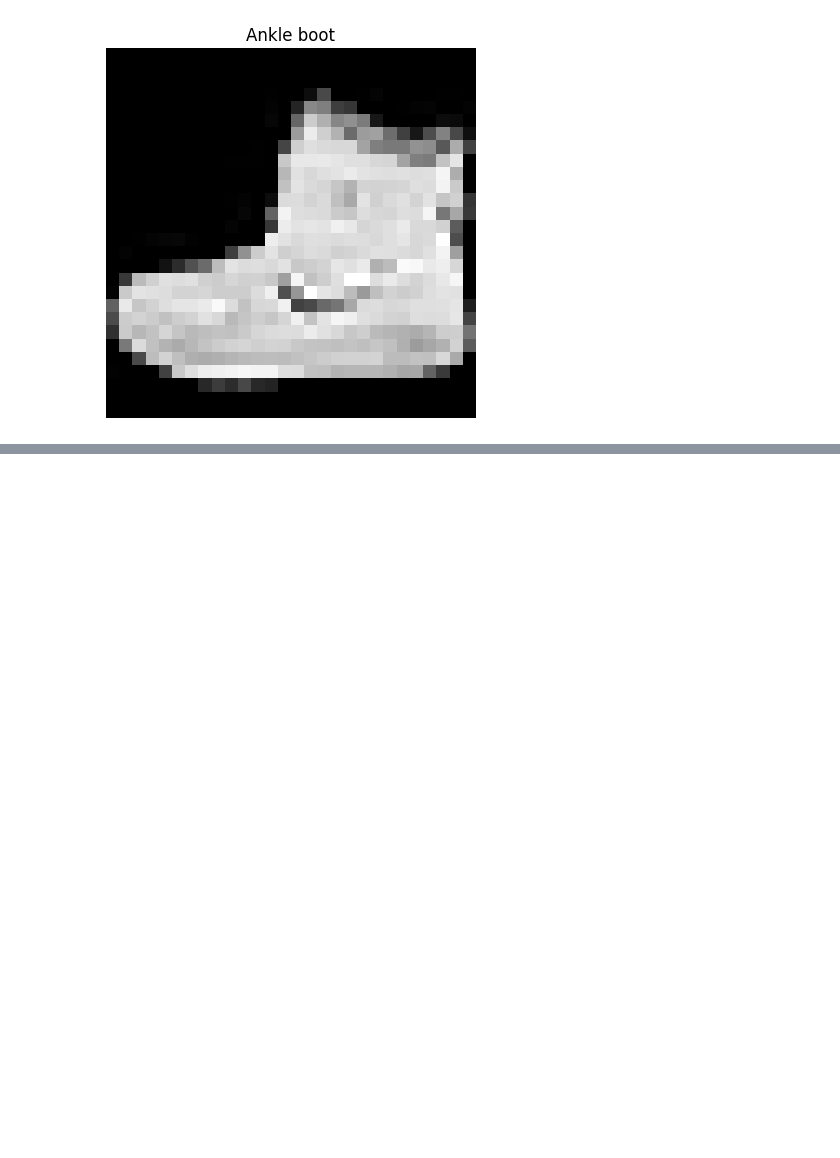
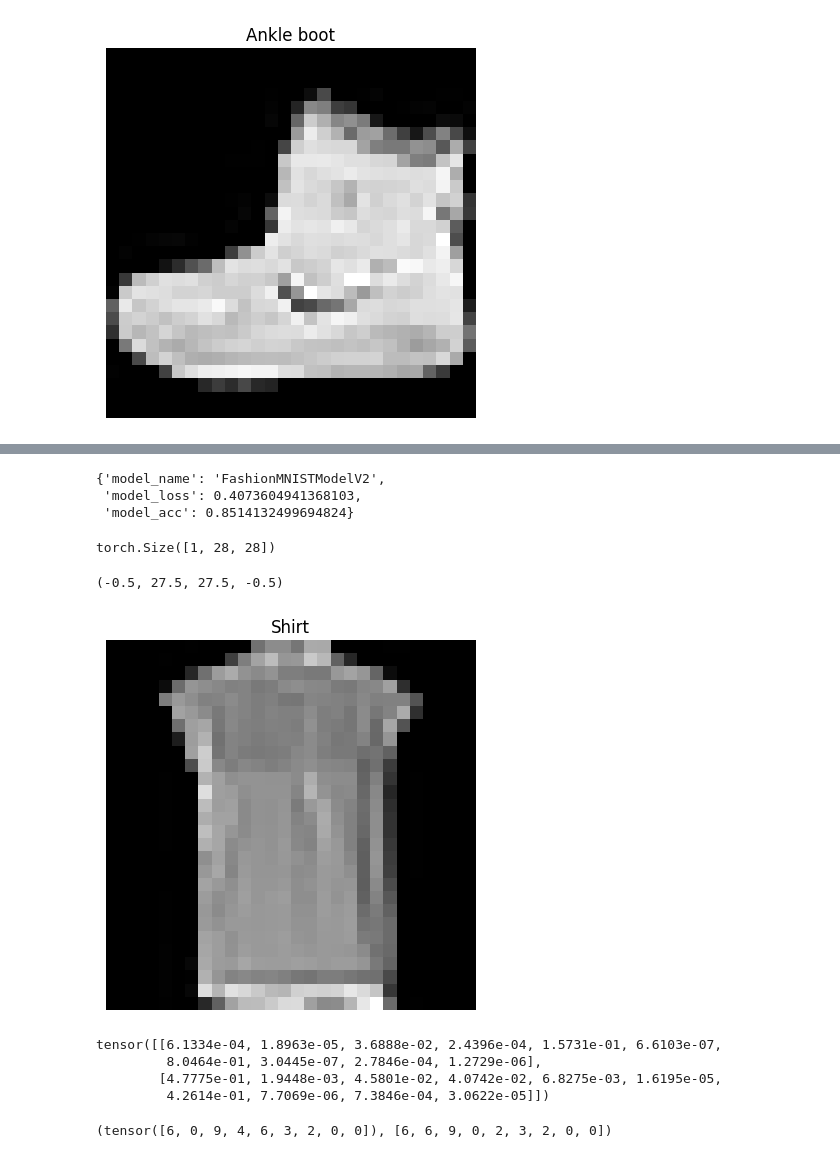
Before and after one commit to PedroHMG/Learn_pytorch, a Jupyter notebook: Pytorch_CNN.ipynb, the cells around one changed output, grey strips where cells are left out. Saved outputs shown, nothing was run; the diff lists cells and outputs as text; code cells hidden in the pictures; blank space fills up the shorter version.

```diff
--- a/Pytorch_CNN.ipynb
+++ b/Pytorch_CNN.ipynb
@@ -119,0 +258,10 @@ tensor([[ 0.3821, -0.1988, -0.1434, -0.3421, -0.1250, -0.0385,  0.2107, -0.6024,
+# %%
+model_2_results = eval_model(model=model_2,
+                            data_loader=test_dataloader,
+                            loss_fn=loss_fn,
+                            acc_fn=acc_fn)
+model_2_results
+# %% [output]
+{'model_name': 'FashionMNISTModelV2',
+ 'model_loss': 0.4073604941368103,
+ 'model_acc': 0.8514132499694824}
@@ -119,0 +287,34 @@ tensor([[ 0.3821, -0.1988, -0.1434, -0.3421, -0.1250, -0.0385,  0.2107, -0.6024,
+# %%
+import random
+
+test_samples = []
+test_labels = []
+for sample, label in random.sample(list(test_data), k=9):
+    test_samples.append(sample)
+    test_labels.append(label)
+
+test_samples[0].shape
+# %% [output]
+torch.Size([1, 28, 28])
+# %%
+plt.imshow(test_samples[1].squeeze(), cmap="gray")
+plt.title(class_names[test_labels[1]])
+plt.axis(False)
+# %% [output]
+(-0.5, 27.5, 27.5, -0.5)
+[figure, added]
+# %%
+pred_probs = make_predictions(model_2,
+                              data=test_samples,
+                              device=device)
+pred_probs[:2]
+# %% [output]
+tensor([[6.1334e-04, 1.8963e-05, 3.6888e-02, 2.4396e-04, 1.5731e-01, 6.6103e-07,
+         8.0464e-01, 3.0445e-07, 2.7846e-04, 1.2729e-06],
+        [4.7775e-01, 1.9448e-03, 4.5801e-02, 4.0742e-02, 6.8275e-03, 1.6195e-05,
+         4.2614e-01, 7.7069e-06, 7.3846e-04, 3.0622e-05]])
+# %%
+pred_classes = pred_probs.argmax(dim=1)
+pred_classes, test_labels
+# %% [output]
+(tensor([6, 0, 9, 4, 6, 3, 2, 0, 0]), [6, 6, 9, 0, 2, 3, 2, 0, 0])
```
Also changed, not shown: parts of 19 cells of this notebook, 1 other file.
